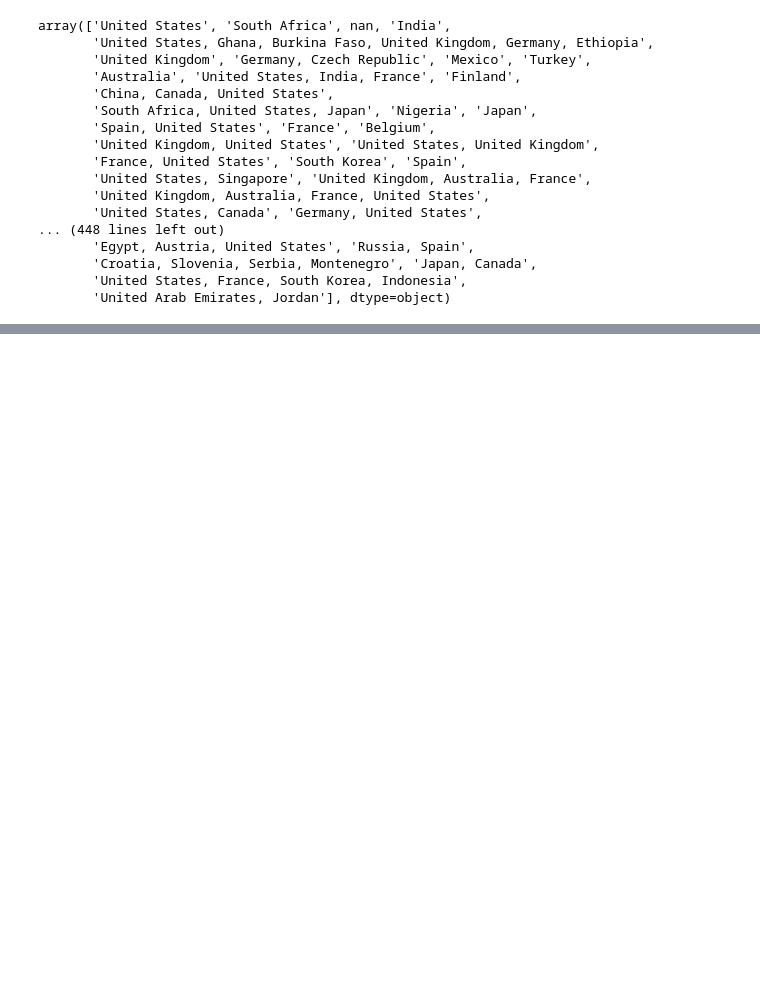
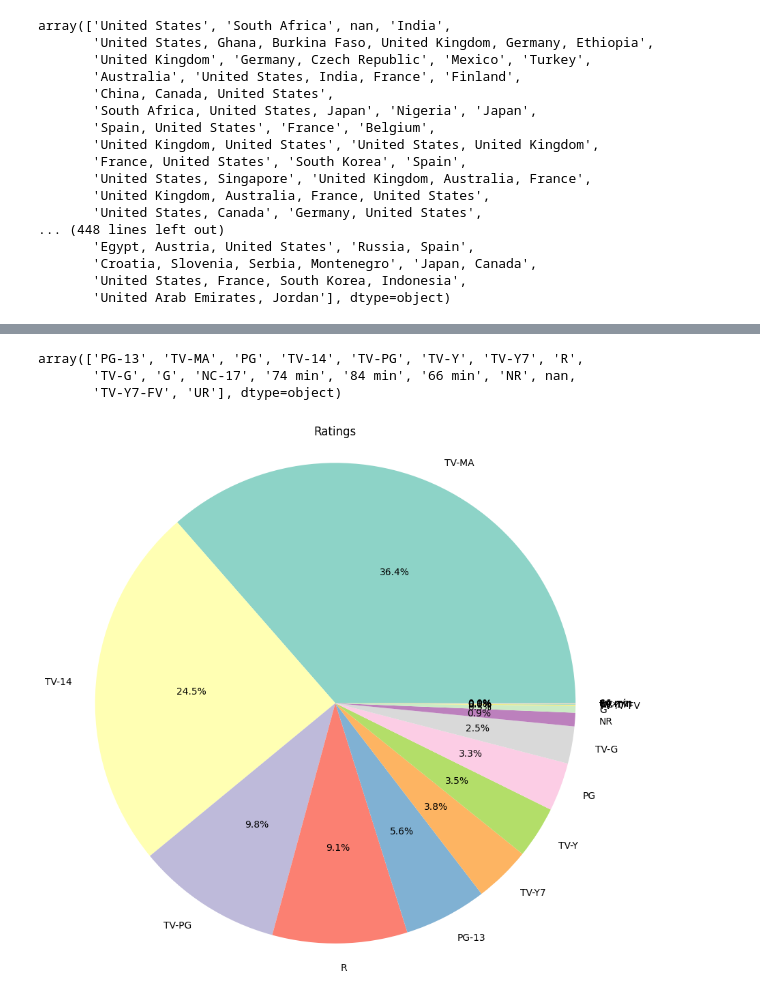
Before and after one commit to Onix284/Exploratory-Data-Analysis, a Jupyter notebook: MoviesEDA.ipynb, the cells around one changed output, grey strips where cells are left out. Saved outputs shown, nothing was run; the diff lists cells and outputs as text; code cells hidden in the pictures; blank space fills up the shorter version.

```diff
--- a/MoviesEDA.ipynb
+++ b/MoviesEDA.ipynb
@@ -134,3 +134,6 @@ df['date_added'] = df['date_added'].str.strip()
 # %%
 df['date_added'] = pd.to_datetime(df['date_added'])
 # %%
+df['Year'] =  df['date_added'].dt.year.astype('Int64')
+df['Month'] = df['date_added'].dt.month.astype('Int64')
+df['Day'] = df['date_added'].dt.day.astype('Int64')
@@ -138,0 +183,12 @@ df['date_added'] = pd.to_datetime(df['date_added'])
+# %%
+df.drop('date_added', axis=1, inplace=True)
+# %%
+#Duration
+
+# Create 2 new columns: one for minutes, one for seasons
+df['duration_minutes'] = df['duration'].str.extract(r'(\d+)\s*min', expand=False)
+df['duration_seasons'] = df['duration'].str.extract(r'(\d+)\s*Season', expand=False)
+# %%
+# Convert to numeric
+df['duration_minutes'] = pd.to_numeric(df['duration_minutes'])
+df['duration_seasons'] = pd.to_numeric(df['duration_seasons'])
@@ -138,0 +216,24 @@ df['date_added'] = pd.to_datetime(df['date_added'])
+# %%
+df['rating'].unique()
+# %% [output]
+array(['PG-13', 'TV-MA', 'PG', 'TV-14', 'TV-PG', 'TV-Y', 'TV-Y7', 'R',
+       'TV-G', 'G', 'NC-17', '74 min', '84 min', '66 min', 'NR', nan,
+       'TV-Y7-FV', 'UR'], dtype=object)
+# %%
+import seaborn as sns
+import matplotlib.pyplot as plt
+plt.figure(figsize=(10,10))
+
+count = df['rating'].value_counts()
+
+plt.pie(count,
+    labels = count.index,
+    autopct = '%1.1f%%',
+    colors=plt.cm.Set3.colors
+)
+
+plt.title("Ratings")
+plt.axis('equal')
+plt.show()
+# %% [output]
+[figure, added]
```
Also changed, not shown: parts of 10 cells of this notebook.
